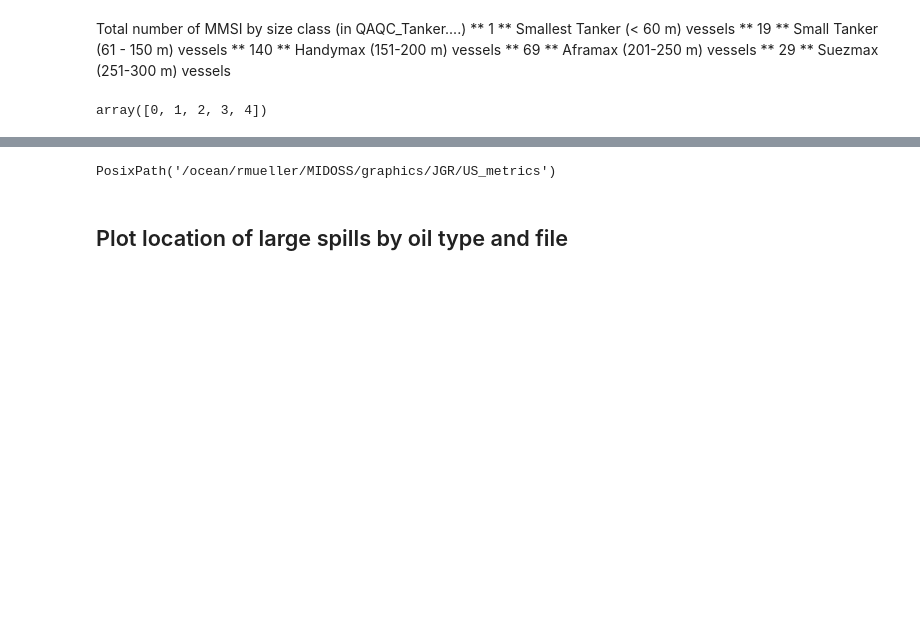
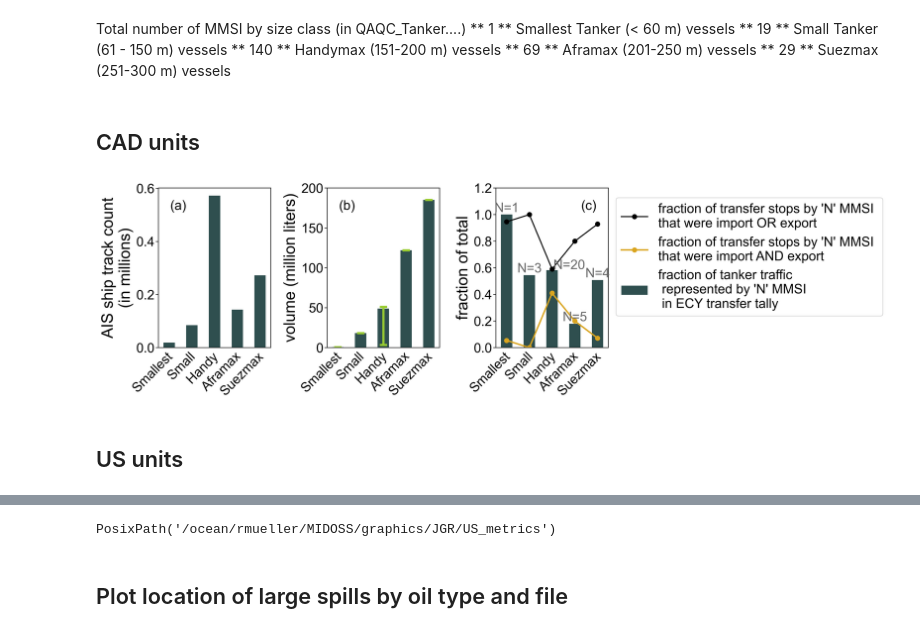
Before and after one commit to MIDOSS/analysis-rachael, a Jupyter notebook: notebooks/JGR/ATBHandyCargo_comparison.ipynb, the cells around one changed output, grey strips where cells are left out. Cells and saved outputs as stored; diff of their text form; code cells hidden in the pictures; blank space fills up the shorter version.

```diff
--- a/notebooks/JGR/ATBHandyCargo_comparison.ipynb
+++ b/notebooks/JGR/ATBHandyCargo_comparison.ipynb
@@ -379,13 +366,83 @@ Total number of MMSI by size class (in QAQC_Tanker....)
 ** 140 ** Handymax (151-200 m) vessels
 ** 69 ** Aframax (201-250 m) vessels
 ** 29 ** Suezmax (251-300 m) vessels
+# %% [markdown]
+## CAD units
+# %%
+handy_min = np.asarray(oil_attrs['vessel_attributes']['tanker']['handy_capacity']).min()/1e6
+handy_max = np.asarray(oil_attrs['vessel_attributes']['tanker']['handy_capacity']).max()/1e6
+size_classes_label=['Smallest','Small','Handy','Aframax','Suezmax']
+fig, ax = plt.subplots(nrows=1, ncols=3,
+                       gridspec_kw={
+                           'width_ratios': [15, 15,15],
+                           'height_ratios': [1],
+                       'wspace': 0.5,
+                       'hspace': 0.8})
+fig.set_figheight(4)
+fig.set_figwidth(11)
+ind = np.arange(len(binned_data))  # the x locations for the groups
+ax[0].bar(ind, binned_data/1e6, 0.5, color=oil.vesselcolors["tanker"])
+ax[0].set_xticks(ind+1/4)
+#ax[0].set_yticks([0, 0.2, 0.4, 0.6])
+#ax[0].set_yticklabels(['0.0', '0.2', '0.4', '0.6'])
+ax[0].ticklabel_format(style='plain')
+ax[0].set_xticklabels(size_classes_label, minor=False, rotation=45, ha='right')
+#ax[0].set_ylim(0, .7)
+for ix in [0,1,2]:
+    ax[ix].tick_params(axis = "x", which = "both", bottom = False, top = False)
+#plt.title('Number of AIS ship tracks in 2018, by tanker size class ')
+#plt.xlabel('Tanker size class', rotation=45)
+ax[0].set_ylabel('AIS ship track count\n(in millions)',fontsize='large')
+#ax[0].yaxis.set_major_formatter(mtick.FormatStrFormatter('%.0e'))
+
+## Cargo capacities for different size classes
+tanker_capacities = [oil_attrs['vessel_attributes']['tanker']['cargo_capacity'][ind]/1e6 for ind in np.arange(0,5)]
+ax[1].bar(ind, tanker_capacities, 0.5,
+          yerr=[[0,0,tanker_capacities[2]-handy_min,0,0],[0,0,handy_max-tanker_capacities[2],0,0]],
+          error_kw=dict(ecolor='yellowgreen', lw=3, capsize=5, capthick=3),
+          color=oil.vesselcolors["tanker"])
+ax[1].set_ylim(0,200)
+ax[1].set_xticks(ind+1/4)
+ax[1].set_xticklabels(size_classes_label, minor=False, rotation=45, ha='right')
+ax[1].set_ylabel('volume (million liters)',fontsize='large')
+# transfers
+ax[2].plot(ind,one_way,'-o',
+          color="black",
+          label="fraction of transfer stops by 'N' MMSI \nthat were import OR export")
+ax[2].plot(ind,two_way,'-o',
+        linewidth=2,
+          color="goldenrod",
+          label="fraction of transfer stops by 'N' MMSI \nthat were import AND export")
+ax[2].bar(ind,percent_traffic,.5,
+          color=oil.vesselcolors["tanker"],
+          label="fraction of tanker traffic \n represented by 'N' MMSI\n in ECY transfer tally")
+ax[2].set_ylabel('fraction of total',fontsize='large')
+ax[2].set_ylim(0,1.2)
+ax[2].set_xticks(ind+1/4)
+ax[2].set_xticklabels(size_classes_label, minor=False, rotation=45, ha='right',fontsize='medium')
+# Number of MMSI used in DOE transfer tally
+N=[1,3,20,5,4]
+for i, v in enumerate(percent_traffic):
+    if i==2:
+        ax[2].text(i+.75, v-.01, f'N={N[i]}', color="dimgrey",ha='center', va='bottom')
+    else:
+        ax[2].text(i, v, f'N={N[i]}', color="dimgrey",ha='center', va='bottom')
+ax[2].legend(bbox_to_anchor=(1.01, 0.98), loc='upper left',fontsize='medium')
+# add subplot labels
+#anchored_text = AnchoredText(axis_label[idx], loc=2, prop=dict(size=fs), frameon=False)
+for idx in [0,1]:
+    anchored_text = AnchoredText(subplot_labels[idx], loc=2, frameon=False)
+    ax[idx].add_artist(anchored_text)
+anchored_text = AnchoredText(subplot_labels[2], loc=1, frameon=False)
+ax[2].add_artist(anchored_text)
+plt.savefig(graphics_directory/'Tanker_TracksCapacityTransfers_US_units.png')
+# %% [output]
+[figure, added]
+# %% [markdown]
+## US units
 # %%
 meters_to_feet = 3.28084
 liters_to_gal = 0.264172 * 1e-6
-# %%
-np.arange(0,5)
-# %% [output]
-array([0, 1, 2, 3, 4])
 # %%
 #plt.style.use(r"./meopar2022_matplotlibrc.template")
 # min/max of oil capacity for handymax
```
Also changed, not shown: parts of 7 cells of this notebook.
